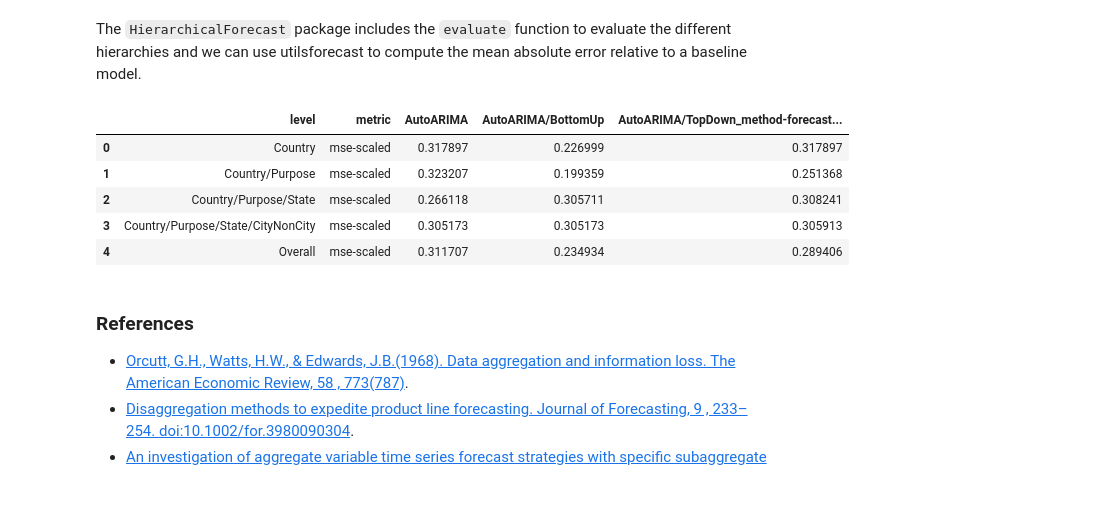
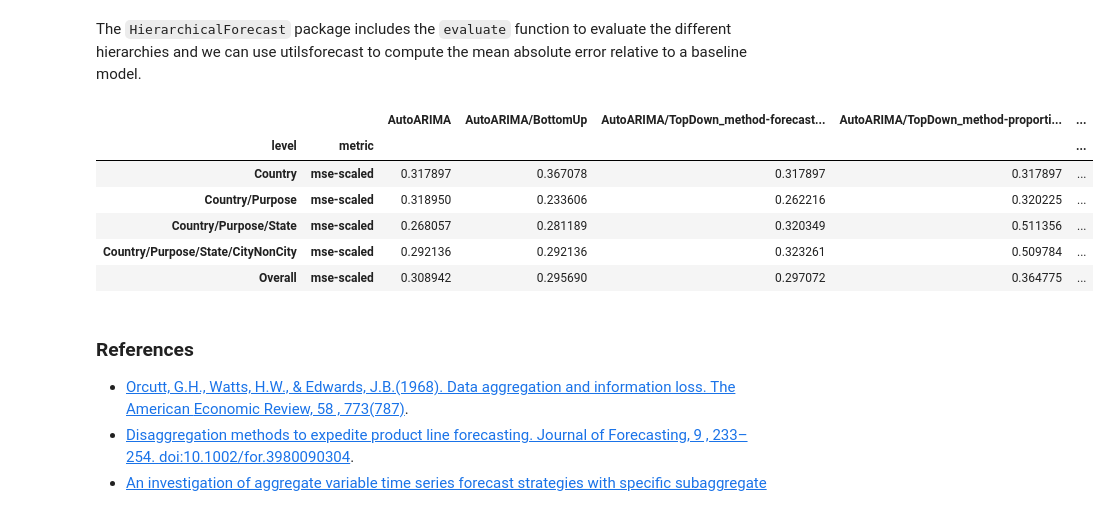
Before and after one commit to Nixtla/hierarchicalforecast, a Jupyter notebook: nbs/examples/TourismSmall.ipynb, the cells around one changed output. Drawn from its saved outputs; the diff is of its cells as text; code cells hidden in the pictures.

Commit message:
[FIX] TopDown failing on combinations with other methods (#330)

```diff
--- a/nbs/examples/TourismSmall.ipynb
+++ b/nbs/examples/TourismSmall.ipynb
@@ -77,7 +76,7 @@ from statsforecast.models import AutoARIMA, Naive
 # %%
 fcst = StatsForecast(
     models=[AutoARIMA(season_length=group.seasonality), Naive()],
-    freq=group.freq,
+    freq="QE",
     n_jobs=-1
 )
 Y_hat_df = fcst.forecast(df=Y_train_df, h=group.horizon)
@@ -96,8 +95,8 @@ from hierarchicalforecast.methods import BottomUp, TopDown, MiddleOut
 reconcilers = [
     BottomUp(),
     TopDown(method='forecast_proportions'),
-    MiddleOut(middle_level='Country/Purpose/State',
-              top_down_method='forecast_proportions')
+    TopDown(method='proportion_averages'),
+    MiddleOut(middle_level="Country/Purpose/State", top_down_method="proportion_averages"),
 ]
 hrec = HierarchicalReconciliation(reconcilers=reconcilers)
 Y_rec_df = hrec.reconcile(Y_hat_df=Y_hat_df, Y_df=Y_train_df, S=S_df, tags=tags)
@@ -111,19 +110,20 @@ from utilsforecast.losses import mse
 # %%
 df = Y_rec_df.merge(Y_test_df, on=['unique_id', 'ds'])
 evaluation = evaluate(df = df,
                       tags = tags,
                       train_df = Y_train_df,
                       metrics = [mse],
                       benchmark="Naive")
 
-evaluation[["level", "metric", "AutoARIMA", "AutoARIMA/BottomUp", "AutoARIMA/TopDown_method-forecast_proportions"]]
+evaluation.set_index(["level", "metric"]).filter(like="ARIMA", axis=1)
 # %% [output]
-|  | level | metric | AutoARIMA | AutoARIMA/BottomUp | AutoARIMA/TopDown_method-forecast... |
-| 0 | Country | mse-scaled | 0.317897 | 0.226999 | 0.317897 |
-| 1 | Country/Purpose | mse-scaled | 0.323207 | 0.199359 | 0.251368 |
-| 2 | Country/Purpose/State | mse-scaled | 0.266118 | 0.305711 | 0.308241 |
-| 3 | Country/Purpose/State/CityNonCity | mse-scaled | 0.305173 | 0.305173 | 0.305913 |
-| 4 | Overall | mse-scaled | 0.311707 | 0.234934 | 0.289406 |
+|  |  | AutoARIMA | AutoARIMA/BottomUp | AutoARIMA/TopDown_method-forecast... | AutoARIMA/TopDown_method-proporti... | ... |
+| level | metric |  |  |  |  | ... |
+| Country | mse-scaled | 0.317897 | 0.367078 | 0.317897 | 0.317897 | ... |
+| Country/Purpose | mse-scaled | 0.318950 | 0.233606 | 0.262216 | 0.320225 | ... |
+| Country/Purpose/State | mse-scaled | 0.268057 | 0.281189 | 0.320349 | 0.511356 | ... |
+| Country/Purpose/State/CityNonCity | mse-scaled | 0.292136 | 0.292136 | 0.323261 | 0.509784 | ... |
+| Overall | mse-scaled | 0.308942 | 0.295690 | 0.297072 | 0.364775 | ... |
 # %% [markdown]
 ### References
 - [Orcutt, G.H., Watts, H.W., & Edwards, J.B.(1968). Data aggregation and information loss. The American
```
Also changed, not shown: parts of 1 cell of this notebook, 4 other files.
